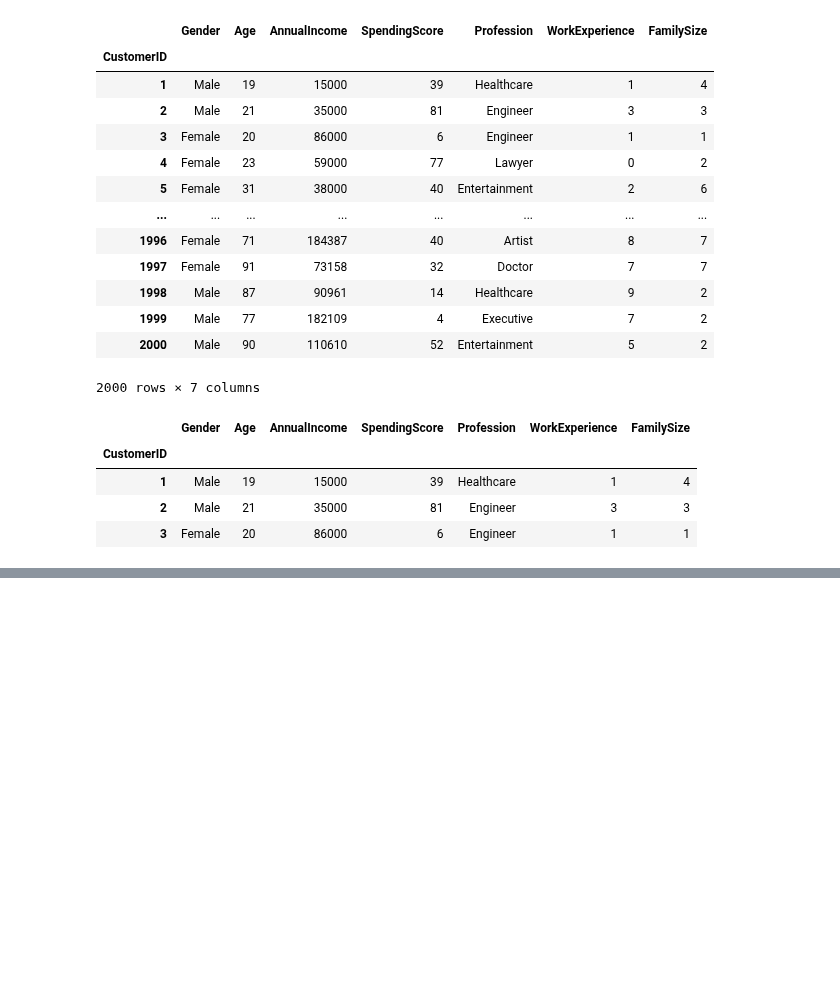
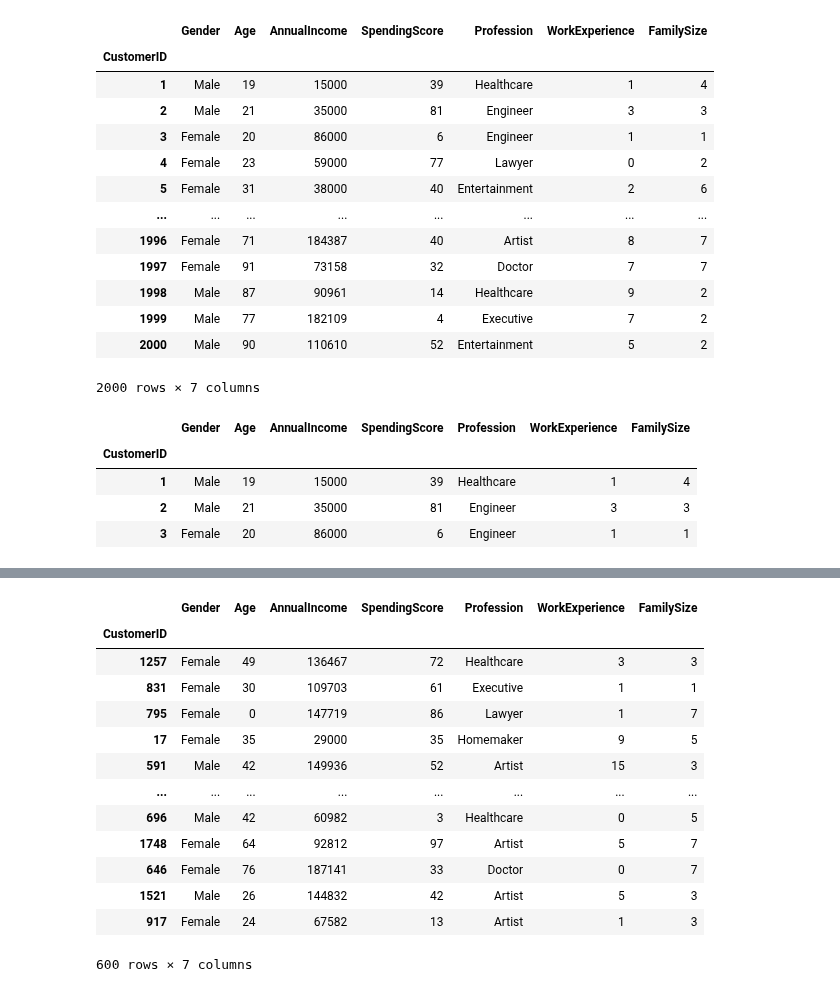
Before and after one commit to daebeobkim/python-bigdata, a Jupyter notebook: EDA/pandas.ipynb, the cells around one changed output, grey strips where cells are left out. Saved outputs shown, nothing was run; the diff lists cells and outputs as text; code cells hidden in the pictures; blank space fills up the shorter version.

```diff
--- a/EDA/pandas.ipynb
+++ b/EDA/pandas.ipynb
@@ -185,0 +186,17 @@ cm.sample(n=5,axis=0) #랜덤으로 행 가져오기
+# %%
+cm.sample(frac=0.3,axis=0)#행이 기준이니 0으로 잡고, 30%기준을 가져온다.
+# %% [output]
+|  | Gender | Age | AnnualIncome | SpendingScore | Profession | WorkExperience | FamilySize |
+| CustomerID |  |  |  |  |  |  |  |
+| 1257 | Female | 49 | 136467 | 72 | Healthcare | 3 | 3 |
+| 831 | Female | 30 | 109703 | 61 | Executive | 1 | 1 |
+| 795 | Female | 0 | 147719 | 86 | Lawyer | 1 | 7 |
+| 17 | Female | 35 | 29000 | 35 | Homemaker | 9 | 5 |
+| 591 | Male | 42 | 149936 | 52 | Artist | 15 | 3 |
+| ... | ... | ... | ... | ... | ... | ... | ... |
+| 696 | Male | 42 | 60982 | 3 | Healthcare | 0 | 5 |
+| 1748 | Female | 64 | 92812 | 97 | Artist | 5 | 7 |
+| 646 | Female | 76 | 187141 | 33 | Doctor | 0 | 7 |
+| 1521 | Male | 26 | 144832 | 42 | Artist | 5 | 3 |
+| 917 | Female | 24 | 67582 | 13 | Artist | 1 | 3 |
+600 rows × 7 columns
```
Also changed, not shown: parts of 1 cell of this notebook.
